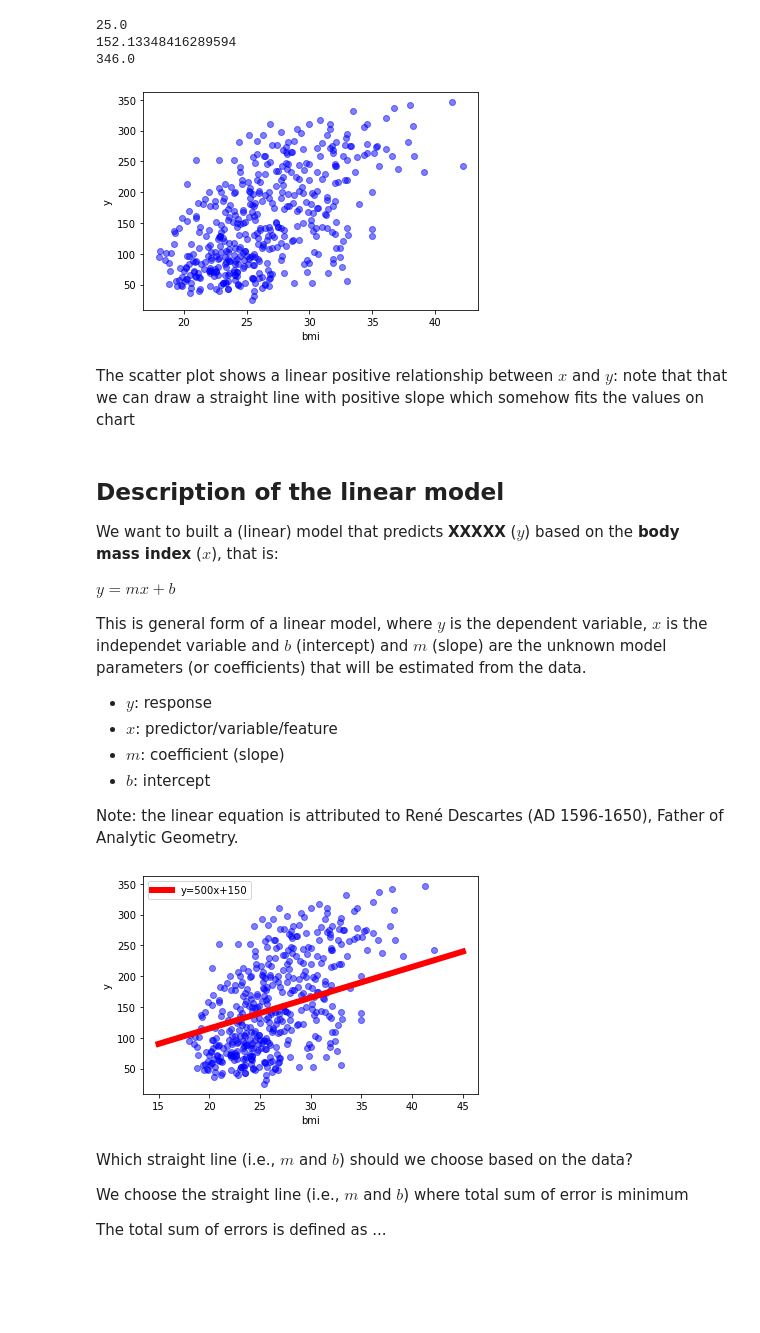
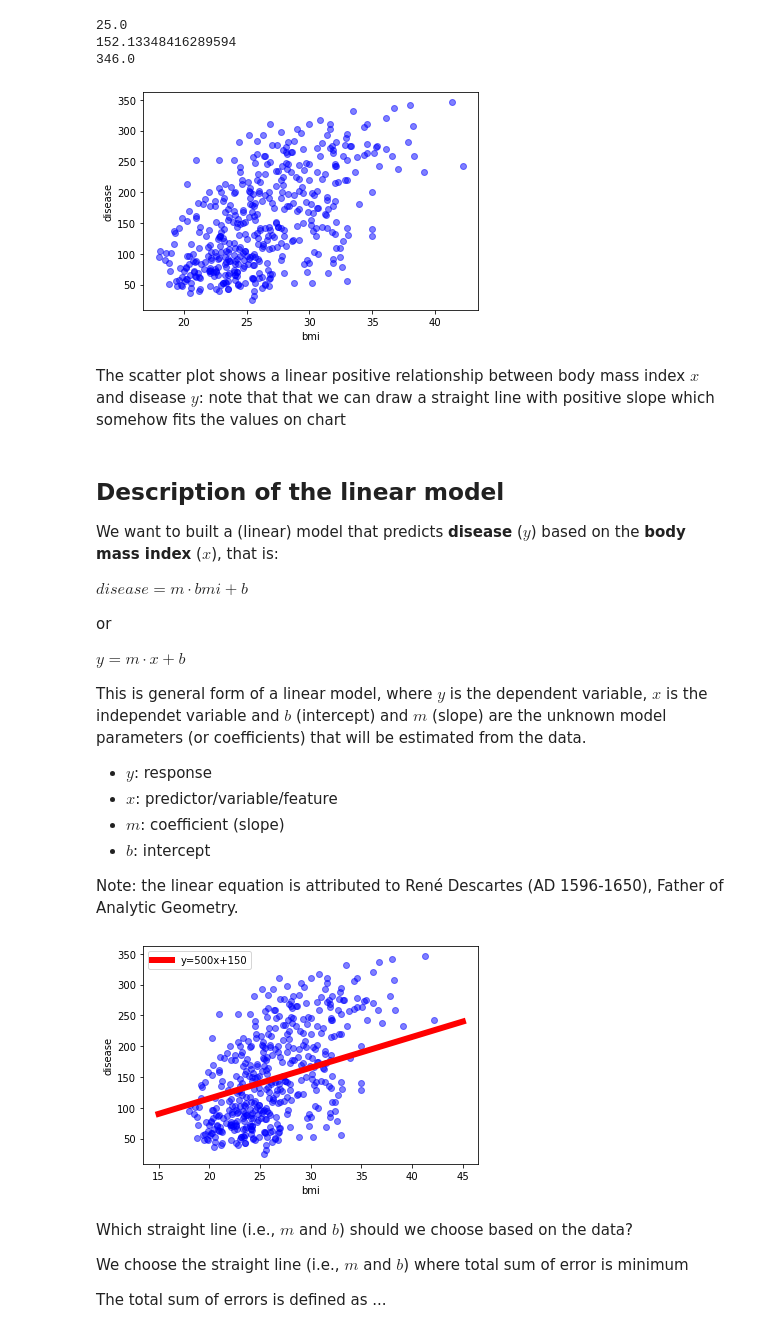
Before and after one commit to javiermao/MachineLearningWithPython, a Jupyter notebook: Part1_SupervisedLearning/S11_LinearRegressionOneVariable.ipynb, the cells around one changed output. Saved outputs shown, nothing was run; the diff lists cells and outputs as text; code cells hidden in the pictures; blank space fills up the shorter version.

```diff
--- a/Part1_SupervisedLearning/S11_LinearRegressionOneVariable.ipynb
+++ b/Part1_SupervisedLearning/S11_LinearRegressionOneVariable.ipynb
@@ -101,22 +111,26 @@ print(y.max())
 # %%
 # Scatter plot of the data
 
 plt.scatter(X, y, c='b', label='Train set', alpha=0.5)
 
 plt.xlabel('bmi')
-plt.ylabel('y')
+plt.ylabel('disease')
 
 plt.show()
 # %% [output]
-[figure, old version]
+[figure, new version]
 # %% [markdown]
-The scatter plot shows a linear positive relationship between $x$ and $y$: note that that we can draw a straight line with positive slope which somehow fits the values on chart
+The scatter plot shows a linear positive relationship between body mass index $x$ and disease $y$: note that that we can draw a straight line with positive slope which somehow fits the values on chart
 # %% [markdown]
 ## Description of the linear model
 
-We want to built a (linear) model that predicts **XXXXX** ($y$) based on the **body mass index** ($x$), that is:
+We want to built a (linear) model that predicts **disease** ($y$) based on the **body mass index** ($x$), that is:
 
-$y = m x + b$
+$disease = m \cdot bmi + b$
+
+or
+
+$y = m \cdot x + b$
 
 This is general form of a linear model, where $y$ is the dependent variable, $x$ is the independet variable and
 $b$ (intercept) and $m$ (slope) are the unknown model parameters (or coefficients) that will be estimated from the data.
@@ -141,12 +155,12 @@ plt.plot(xl, yl1, '-r', label='y=500x+150', linewidth=6)
 #plt.plot(x, y3, '--r', label='y=1500x+97')
 
 plt.xlabel('bmi')
-plt.ylabel('y')
+plt.ylabel('disease')
 plt.legend()
 
 plt.show()
 # %% [output]
-[figure, old version]
+[figure, new version]
 # %% [markdown]
 Which straight line (i.e., $m$ and $b$) should we choose based on the data?
 
```
Also changed, not shown: parts of 20 cells of this notebook, 1 other file.
